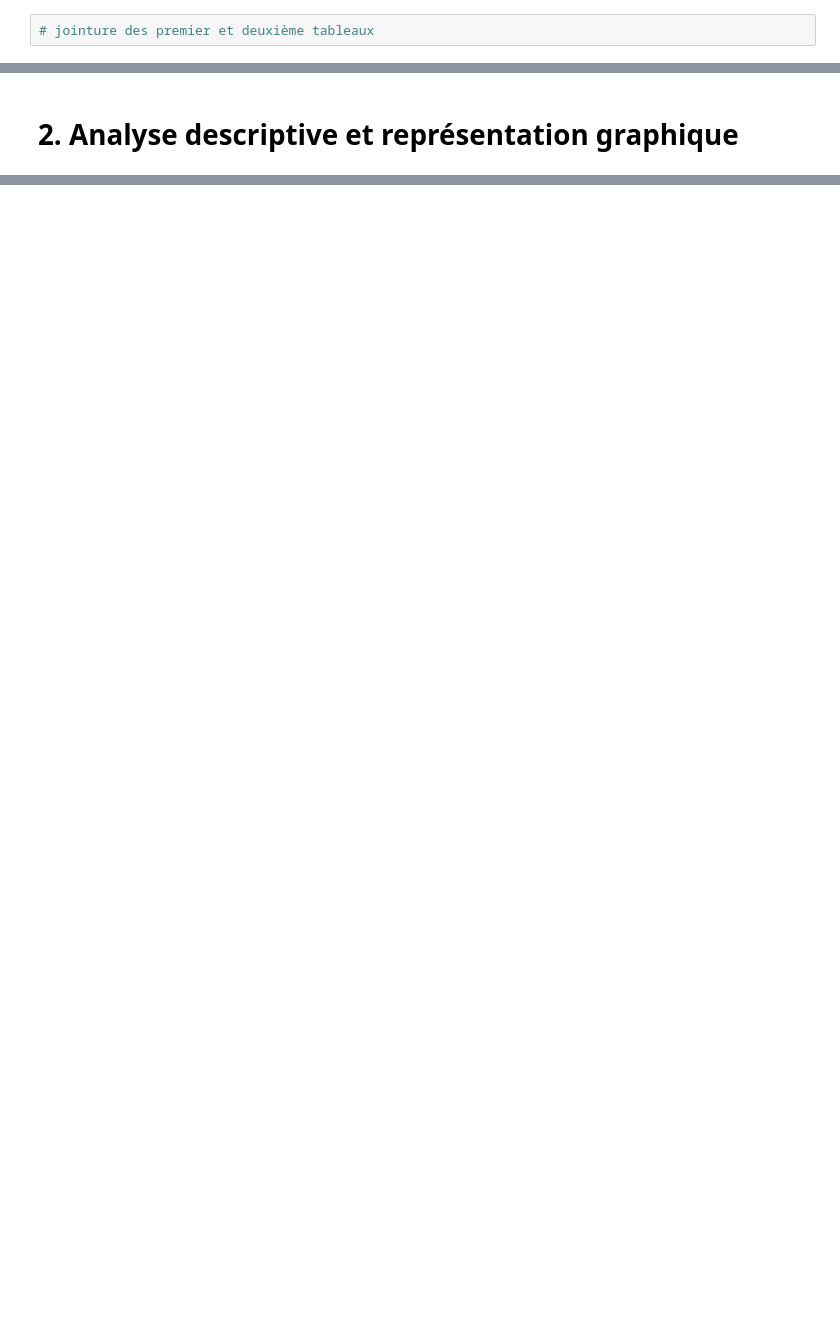
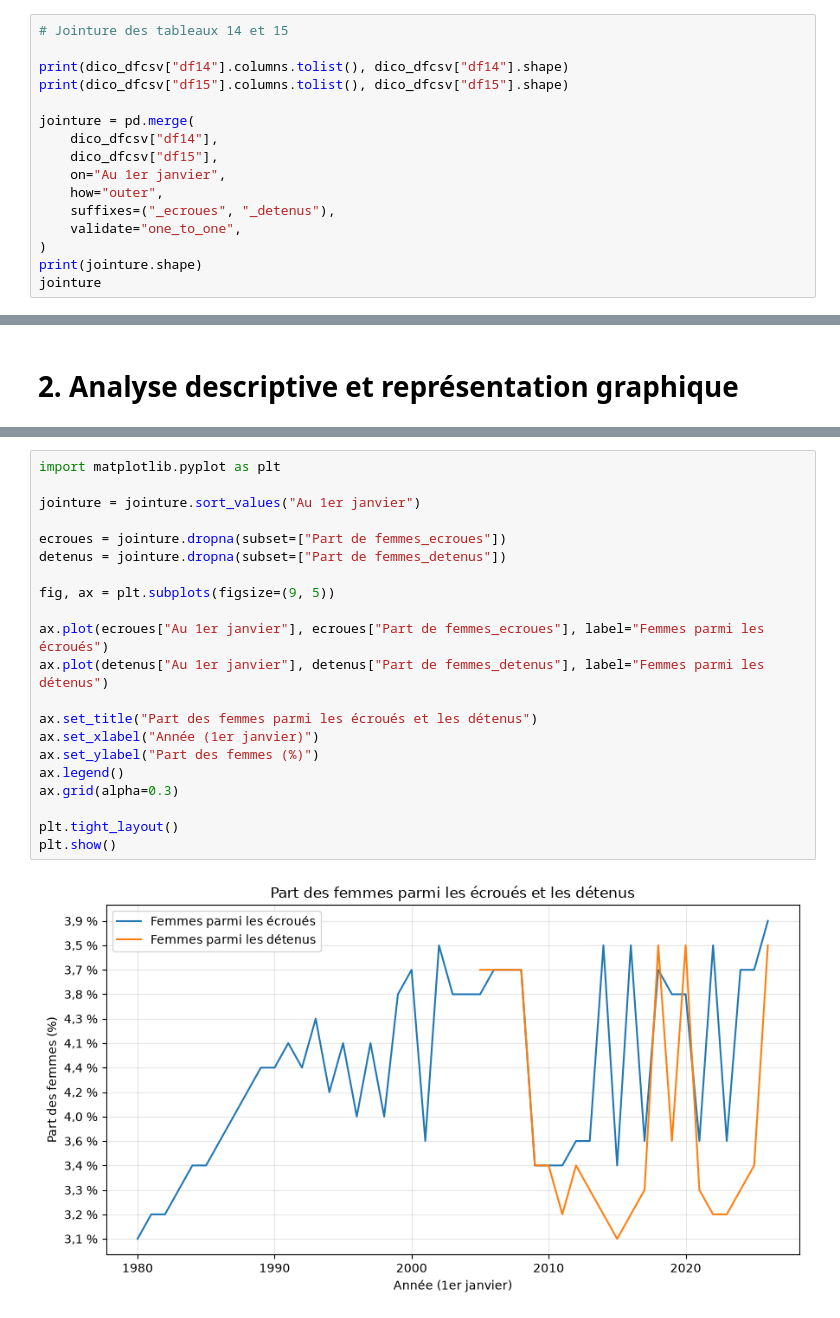
Before and after one commit to lili-dupont/python-for-data-science, a Jupyter notebook: code/notebook.ipynb, the cells around one changed output, grey strips where cells are left out. Cells and saved outputs as stored; diff of their text form; blank space fills up the shorter version.

Commit message:
jointure (et début de graphique)

```diff
--- a/code/notebook.ipynb
+++ b/code/notebook.ipynb
@@ -174,4 +174,18 @@ dico_dfcsv["df68"]
 # %% [markdown]
 ## 1.3 Jointures
 # %%
-# jointure des premier et deuxième tableaux
+# Jointure des tableaux 14 et 15
+
+print(dico_dfcsv["df14"].columns.tolist(), dico_dfcsv["df14"].shape)
+print(dico_dfcsv["df15"].columns.tolist(), dico_dfcsv["df15"].shape)
+
+jointure = pd.merge(
+    dico_dfcsv["df14"],
+    dico_dfcsv["df15"],
+    on="Au 1er janvier",
+    how="outer",
+    suffixes=("_ecroues", "_detenus"),
+    validate="one_to_one",
+)
+print(jointure.shape)
+jointure
@@ -179,0 +217,23 @@ dico_dfcsv["df68"]
+# %%
+import matplotlib.pyplot as plt
+
+jointure = jointure.sort_values("Au 1er janvier")
+
+ecroues = jointure.dropna(subset=["Part de femmes_ecroues"])
+detenus = jointure.dropna(subset=["Part de femmes_detenus"])
+
+fig, ax = plt.subplots(figsize=(9, 5))
+
+ax.plot(ecroues["Au 1er janvier"], ecroues["Part de femmes_ecroues"], label="Femmes parmi les écroués")
+ax.plot(detenus["Au 1er janvier"], detenus["Part de femmes_detenus"], label="Femmes parmi les détenus")
+
+ax.set_title("Part des femmes parmi les écroués et les détenus")
+ax.set_xlabel("Année (1er janvier)")
+ax.set_ylabel("Part des femmes (%)")
+ax.legend()
+ax.grid(alpha=0.3)
+
+plt.tight_layout()
+plt.show()
+# %% [output]
+[figure, added]
```
Also changed, not shown: parts of 2 cells of this notebook.
